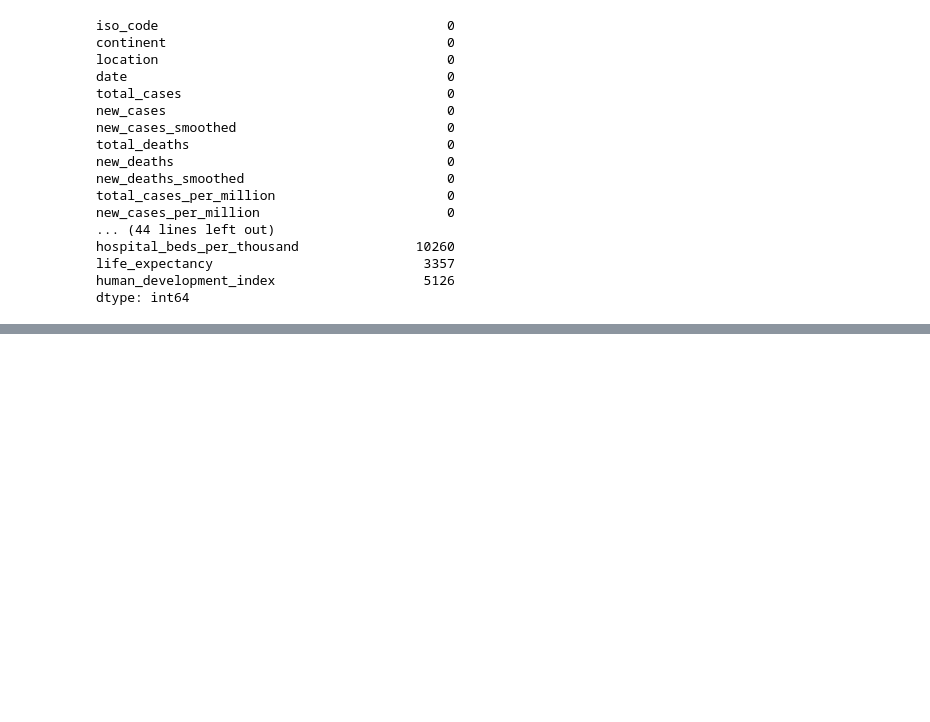
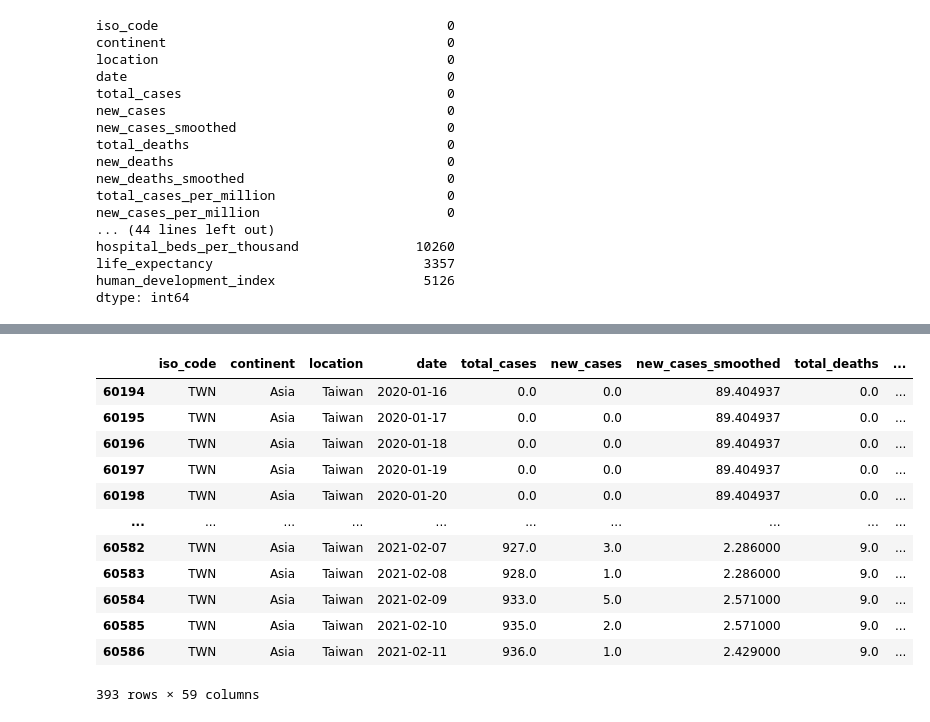
Before and after one commit to mesha4545a/Final_Project_-DS-, a Jupyter notebook: Untitled.ipynb, the cells around one changed output, grey strips where cells are left out. Drawn from its saved outputs; the diff is of its cells as text; code cells hidden in the pictures; blank space fills up the shorter version.

```diff
--- a/Untitled.ipynb
+++ b/Untitled.ipynb
@@ -1974,0 +2114,11 @@ dtype: int64
+# %%
+item={'total_tests_per_thousand': 'total_tests',
+      'new_tests_per_thousand':'new_tests',
+      'new_tests_smoothed_per_thousand':'new_tests_smoothed'}
+
+
+for i in item:
+
+    t = df[df[i].isnull()]
+    s = round((df[item.get(i)]/df['population'])*1000000,3)
+    df.loc[df[i].isnull(),i]= s
@@ -1974,0 +2165,11 @@ dtype: int64
+# %%
+item={'total_vaccinations_per_hundred': 'total_vaccinations',
+      'people_vaccinated_per_hundred':'people_vaccinated',
+      'people_fully_vaccinated_per_hundred':'people_fully_vaccinated'}
+
+
+for i in item:
+
+    t = df[df[i].isnull()]
+    s = round((df[item.get(i)]/df['population'])*1000000,3)
+    df.loc[df[i].isnull(),i]= s
@@ -1974,0 +2212,17 @@ dtype: int64
+# %%
+t = df[df['population_density'].isnull()]
+t.loc[t['location']=='Taiwan']
+# %% [output]
+|  | iso_code | continent | location | date | total_cases | new_cases | new_cases_smoothed | total_deaths | ... |
+| 60194 | TWN | Asia | Taiwan | 2020-01-16 | 0.0 | 0.0 | 89.404937 | 0.0 | ... |
+| 60195 | TWN | Asia | Taiwan | 2020-01-17 | 0.0 | 0.0 | 89.404937 | 0.0 | ... |
+| 60196 | TWN | Asia | Taiwan | 2020-01-18 | 0.0 | 0.0 | 89.404937 | 0.0 | ... |
+| 60197 | TWN | Asia | Taiwan | 2020-01-19 | 0.0 | 0.0 | 89.404937 | 0.0 | ... |
+| 60198 | TWN | Asia | Taiwan | 2020-01-20 | 0.0 | 0.0 | 89.404937 | 0.0 | ... |
+| ... | ... | ... | ... | ... | ... | ... | ... | ... | ... |
+| 60582 | TWN | Asia | Taiwan | 2021-02-07 | 927.0 | 3.0 | 2.286000 | 9.0 | ... |
+| 60583 | TWN | Asia | Taiwan | 2021-02-08 | 928.0 | 1.0 | 2.286000 | 9.0 | ... |
+| 60584 | TWN | Asia | Taiwan | 2021-02-09 | 933.0 | 5.0 | 2.571000 | 9.0 | ... |
+| 60585 | TWN | Asia | Taiwan | 2021-02-10 | 935.0 | 2.0 | 2.571000 | 9.0 | ... |
+| 60586 | TWN | Asia | Taiwan | 2021-02-11 | 936.0 | 1.0 | 2.429000 | 9.0 | ... |
+393 rows × 59 columns
```
Also changed, not shown: parts of 29 cells of this notebook, 1 other file.
